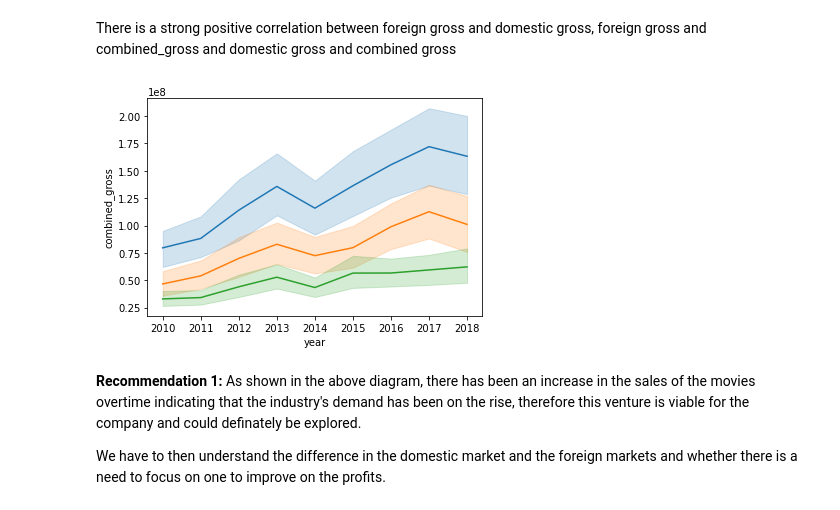
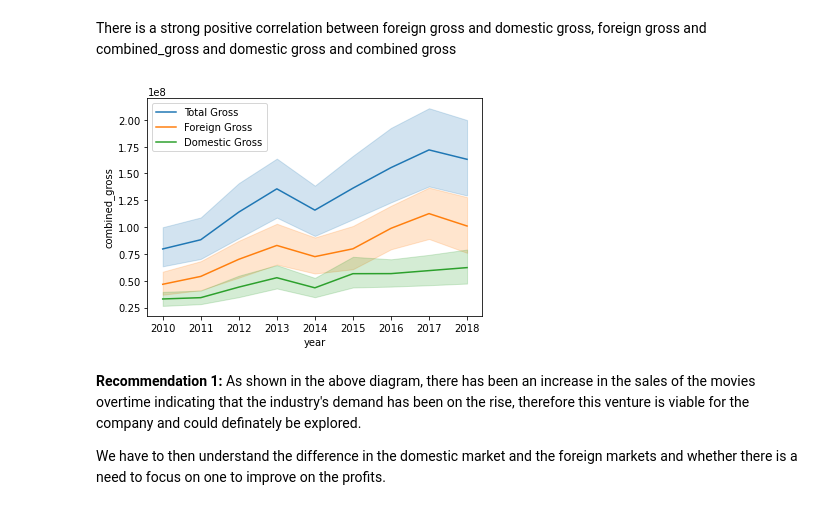
Before and after one commit to iDeal-DataViz/Phase_2_Project, a Jupyter notebook: Final_Report.ipynb, the cells around one changed output. Saved outputs shown, nothing was run; the diff lists cells and outputs as text; code cells hidden in the pictures.

```diff
--- a/Final_Report.ipynb
+++ b/Final_Report.ipynb
@@ -182,11 +182,12 @@ There is a strong positive correlation between foreign gross and domestic gross,
 # %%
 # Construction of a line plot using seaborn
 fig, ax = plt.subplots()
-sns.lineplot(x = df1['year'],y = df1['combined_gross'])
-sns.lineplot(x = df1['year'],y = df1['foreign_gross'])
-sns.lineplot(x = df1['year'],y = df1['domestic_gross']);
+sns.lineplot(x = df1['year'],y = df1['combined_gross'],label = 'Total Gross')
+sns.lineplot(x = df1['year'],y = df1['foreign_gross'], label = 'Foreign Gross')
+sns.lineplot(x = df1['year'],y = df1['domestic_gross'], label = 'Domestic Gross')
+ax.legend();
 # %% [output]
-[figure, old version]
+[figure, new version]
 # %% [markdown]
 **Recommendation 1:** As shown in the above diagram, there has been an increase in the sales of the movies overtime indicating that the industry's demand has been on the rise, therefore this venture is viable for the company and could definately be explored.
 
```
Also changed, not shown: parts of 5 cells of this notebook.
